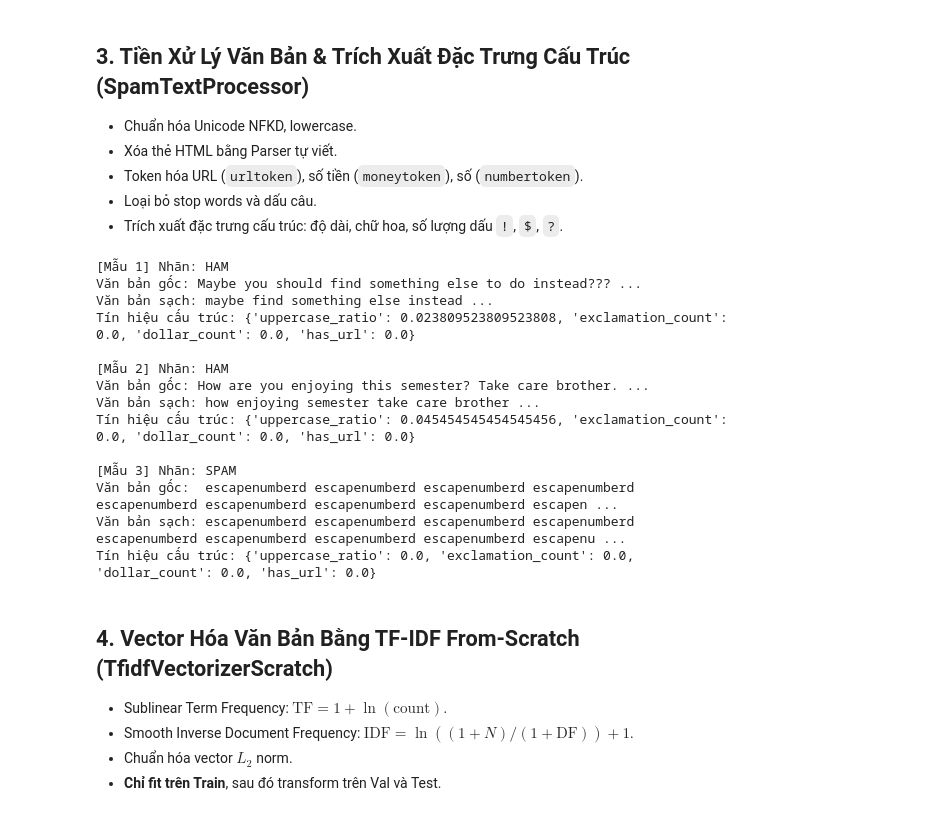
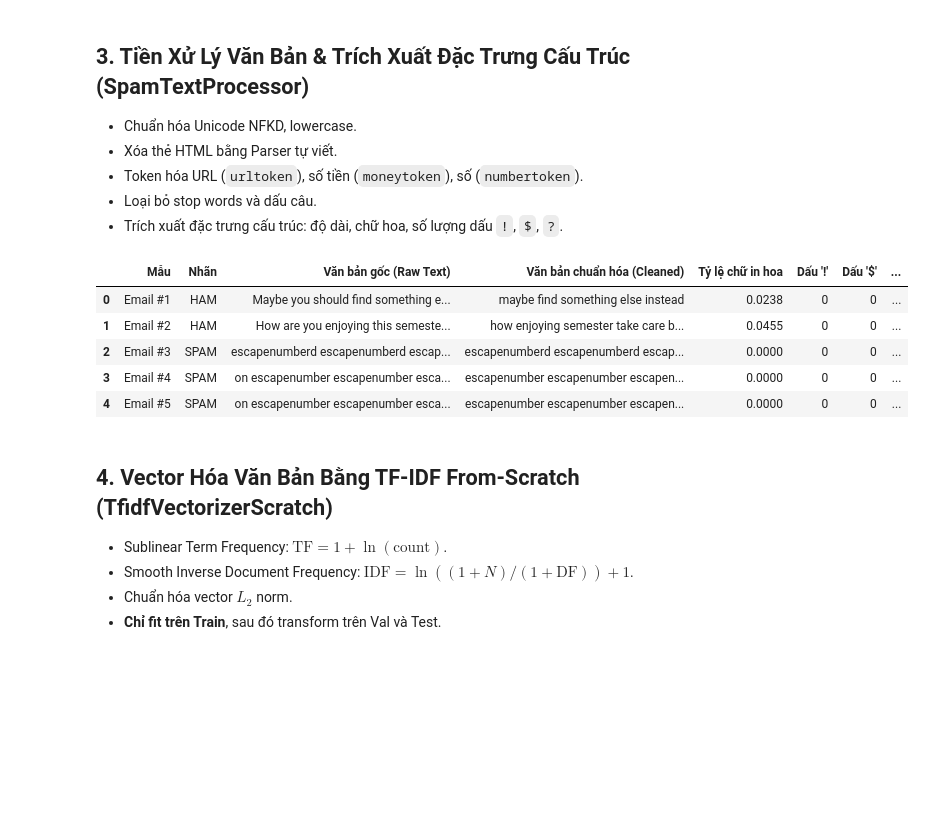
Before and after one commit to iamtien77/spam_classifier, a Jupyter notebook: notebooks/02_preprocessing_and_features.ipynb, the cells around one changed output. Saved outputs shown, nothing was run; the diff lists cells and outputs as text; code cells hidden in the pictures; blank space fills up the shorter version.

```diff
--- a/notebooks/02_preprocessing_and_features.ipynb
+++ b/notebooks/02_preprocessing_and_features.ipynb
@@ -127,33 +145,35 @@ Số bản ghi sạch giữ lại: 29,028
 - Token hóa URL (`urltoken`), số tiền (`moneytoken`), số (`numbertoken`).
 - Loại bỏ stop words và dấu câu.
 - Trích xuất đặc trưng cấu trúc: độ dài, chữ hoa, số lượng dấu `!`, `$`, `?`.
-# %%
-processor = SpamTextProcessor()
-
-# Minh họa làm sạch trên 3 email mẫu
-for i, email in enumerate(train_df[:3], 1):
-    raw_text = email.get("raw_text", email.get("text"))
-    cleaned = processor.normalize_text(raw_text)
-    struct = processor.extract_structural_features(raw_text)
-    print(f"\n[Mẫu {i}] Nhãn: {email.get('label').upper()}")
-    print("Văn bản gốc:", raw_text[:120], "...")
-    print("Văn bản sạch:", cleaned[:120], "...")
-    print("Tín hiệu cấu trúc:", {k: struct[k] for k in ["uppercase_ratio", "exclamation_count", "dollar_count", "has_url"]})
-# %% [output]
-[Mẫu 1] Nhãn: HAM
-Văn bản gốc: Maybe you should find something else to do instead??? ...
-Văn bản sạch: maybe find something else instead ...
-Tín hiệu cấu trúc: {'uppercase_ratio': 0.023809523809523808, 'exclamation_count': 0.0, 'dollar_count': 0.0, 'has_url': 0.0}
-
-[Mẫu 2] Nhãn: HAM
-Văn bản gốc: How are you enjoying this semester? Take care brother. ...
-Văn bản sạch: how enjoying semester take care brother ...
-Tín hiệu cấu trúc: {'uppercase_ratio': 0.045454545454545456, 'exclamation_count': 0.0, 'dollar_count': 0.0, 'has_url': 0.0}
-
-[Mẫu 3] Nhãn: SPAM
-Văn bản gốc:  escapenumberd escapenumberd escapenumberd escapenumberd escapenumberd escapenumberd escapenumberd escapenumberd escapen ...
-Văn bản sạch: escapenumberd escapenumberd escapenumberd escapenumberd escapenumberd escapenumberd escapenumberd escapenumberd escapenu ...
-Tín hiệu cấu trúc: {'uppercase_ratio': 0.0, 'exclamation_count': 0.0, 'dollar_count': 0.0, 'has_url': 0.0}
+# %%
+processor = SpamTextProcessor()
+
+# Trích xuất và so sánh tiền xử lý trên 5 email mẫu dưới dạng DataFrame
+sample_records = []
+for i, row in train_df.head(5).reset_index(drop=True).iterrows():
+    raw_text = str(row.get("raw_text", row.get("text", "")))
+    cleaned = processor.normalize_text(raw_text)
+    struct = processor.extract_structural_features(raw_text)
+    sample_records.append({
+        "Mẫu": f"Email #{i + 1}",
+        "Nhãn": str(row["label"]).upper(),
+        "Văn bản gốc (Raw Text)": raw_text[:75] + ("..." if len(raw_text) > 75 else ""),
+        "Văn bản chuẩn hóa (Cleaned)": cleaned[:75] + ("..." if len(cleaned) > 75 else ""),
+        "Tỷ lệ chữ in hoa": round(struct["uppercase_ratio"], 4),
+        "Dấu '!'": int(struct["exclamation_count"]),
+        "Dấu '$'": int(struct["dollar_count"]),
+        "Có URL": bool(struct["has_url"]),
+    })
+
+df_samples = pd.DataFrame(sample_records)
+display(df_samples)
+# %% [output]
+|  | Mẫu | Nhãn | Văn bản gốc (Raw Text) | Văn bản chuẩn hóa (Cleaned) | Tỷ lệ chữ in hoa | Dấu '!' | Dấu '$' | ... |
+| 0 | Email #1 | HAM | Maybe you should find something e... | maybe find something else instead | 0.0238 | 0 | 0 | ... |
+| 1 | Email #2 | HAM | How are you enjoying this semeste... | how enjoying semester take care b... | 0.0455 | 0 | 0 | ... |
+| 2 | Email #3 | SPAM | escapenumberd escapenumberd escap... | escapenumberd escapenumberd escap... | 0.0000 | 0 | 0 | ... |
+| 3 | Email #4 | SPAM | on escapenumber escapenumber esca... | escapenumber escapenumber escapen... | 0.0000 | 0 | 0 | ... |
+| 4 | Email #5 | SPAM | on escapenumber escapenumber esca... | escapenumber escapenumber escapen... | 0.0000 | 0 | 0 | ... |
 # %% [markdown]
 ## 4. Vector Hóa Văn Bản Bằng TF-IDF From-Scratch (TfidfVectorizerScratch)
 - Sublinear Term Frequency: $\text{TF} = 1 + \ln(\text{count})$.
```
Also changed, not shown: parts of 8 cells of this notebook, 7 other files.
